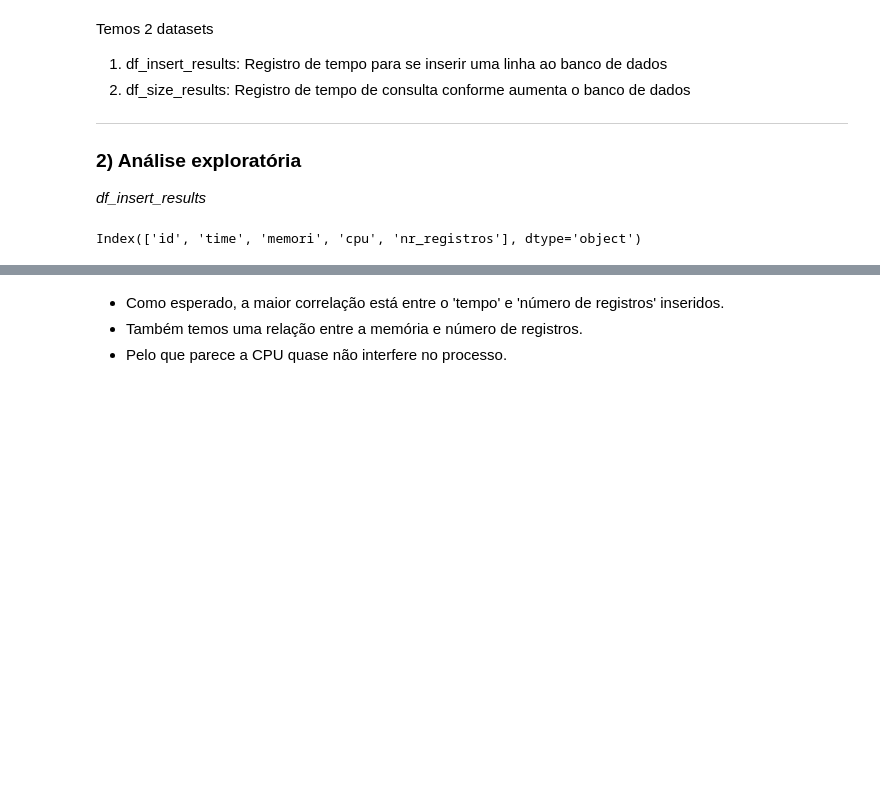
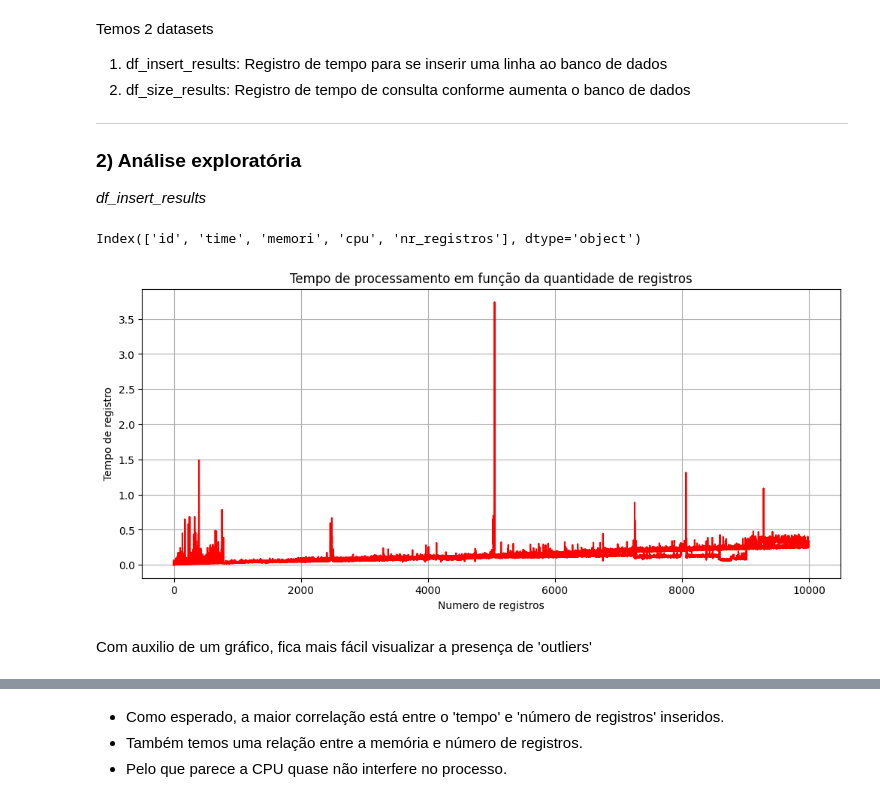
Before and after one commit to The-Data-Forge/SQLITE-PERFORMANCE-TEST, a Jupyter notebook: analise_dados.ipynb, the cells around one changed output, grey strips where cells are left out. Cells and saved outputs as stored; diff of their text form; code cells hidden in the pictures; blank space fills up the shorter version.

Commit message:
Tratamento de outliers, mapa de calor e representação gráfica dos valores

```diff
--- a/analise_dados.ipynb
+++ b/analise_dados.ipynb
@@ -111,3 +111,22 @@ _df_insert_results_
 df_insert_results.select_dtypes([float, int]).columns
 # %% [output]
 Index(['id', 'time', 'memori', 'cpu', 'nr_registros'], dtype='object')
+# %%
+# Plotar um gráfico de tendencia de registros e tempo
+df_tempo_registro = df_insert_results[["nr_registros", "time"]]
+plt.figure(figsize=(12, 5))
+plt.plot(
+    df_tempo_registro["nr_registros"],
+    df_tempo_registro["time"],
+    linestyle="-",
+    color="r",
+)
+plt.xlabel("Numero de registros")
+plt.ylabel("Tempo de registro")
+plt.title("Tempo de processamento em função da quantidade de registros")
+plt.grid(True)
+plt.show()
+# %% [output]
+[figure, added]
+# %% [markdown]
+Com auxilio de um gráfico, fica mais fácil visualizar a presença de 'outliers'
```
Also changed, not shown: parts of 11 cells of this notebook.
